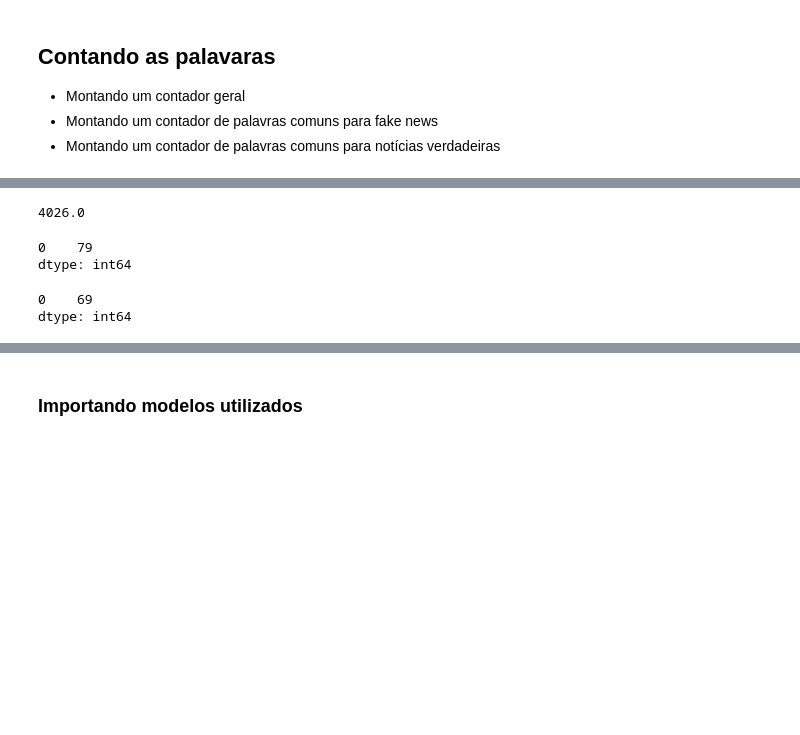
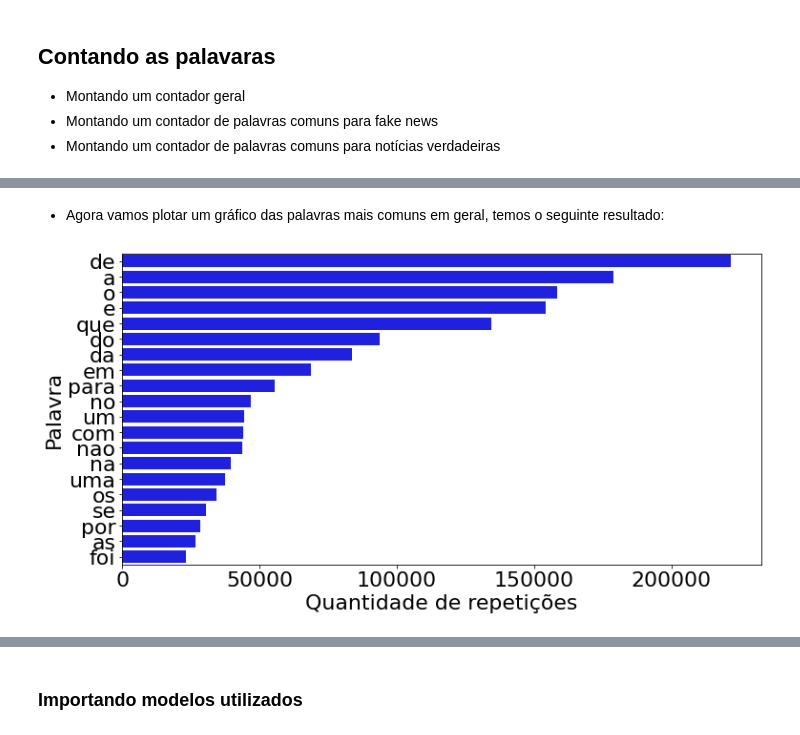
Before and after one commit to tiuwill/tcc-fake-news-ai-detector, a Jupyter notebook: TCC.ipynb, the cells around one changed output, grey strips where cells are left out. Cells and saved outputs as stored; diff of their text form; code cells hidden in the pictures; blank space fills up the shorter version.

```diff
--- a/TCC.ipynb
+++ b/TCC.ipynb
@@ -200,4 +272,0 @@ plt.show()
-# %%
-df_verdadeiro_count[:20].plot.barh(x='word', y='count', color='blue').invert_yaxis()
-plt.gcf().set_size_inches(12,6)
-plt.rcParams.update({'font.size': 20})
@@ -319,17 +272,0 @@ somatorio_falsas.median()
-# %%
-#Mediana
-somatorio_verdadeiras.median()
-# %% [output]
-4026.0
-# %%
-#Moda
-somatorio_falsas.mode()
-# %% [output]
-0    79
-dtype: int64
-# %%
-#Moda
-somatorio_verdadeiras.mode()
-# %% [output]
-0    69
-dtype: int64
@@ -338,0 +273,11 @@ razao_falso_verdadeira_log = {k: np.log(v) for k, v in razao_falso_verdadeira.it
+# %% [markdown]
+- Agora vamos plotar um gráfico das palavras mais comuns em geral,
+temos o seguinte resultado:
+# %%
+ax = sns.barplot(y='word', x='count', data=df_most_commom[:20],  color = 'blue')
+plt.gcf().set_size_inches(12,6)
+plt.rcParams.update({'font.size': 22})
+ax.set(xlabel='Quantidade de repetições', ylabel='Palavra')
+plt.show()
+# %% [output]
+[figure, added]
```
Also changed, not shown: parts of 434 cells of this notebook, 2 other files.
